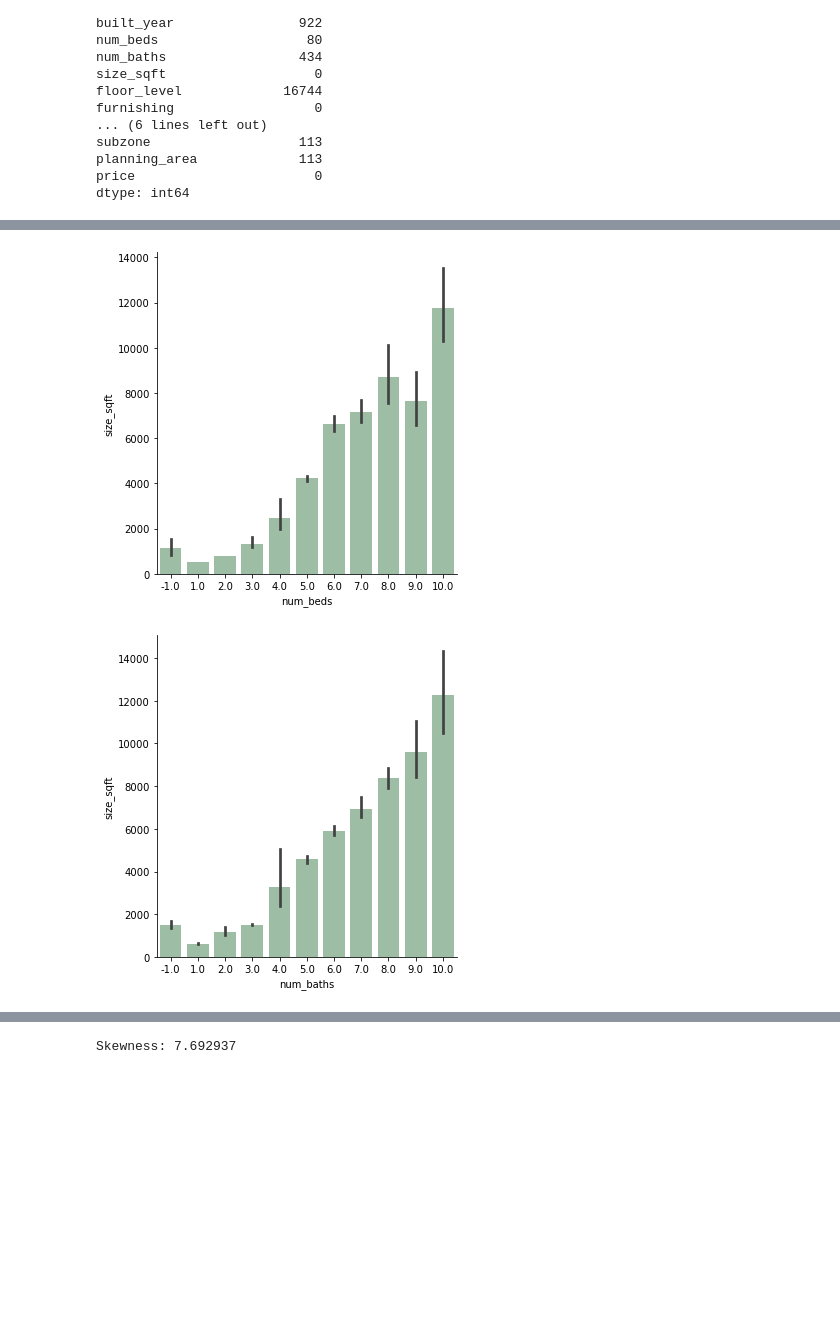
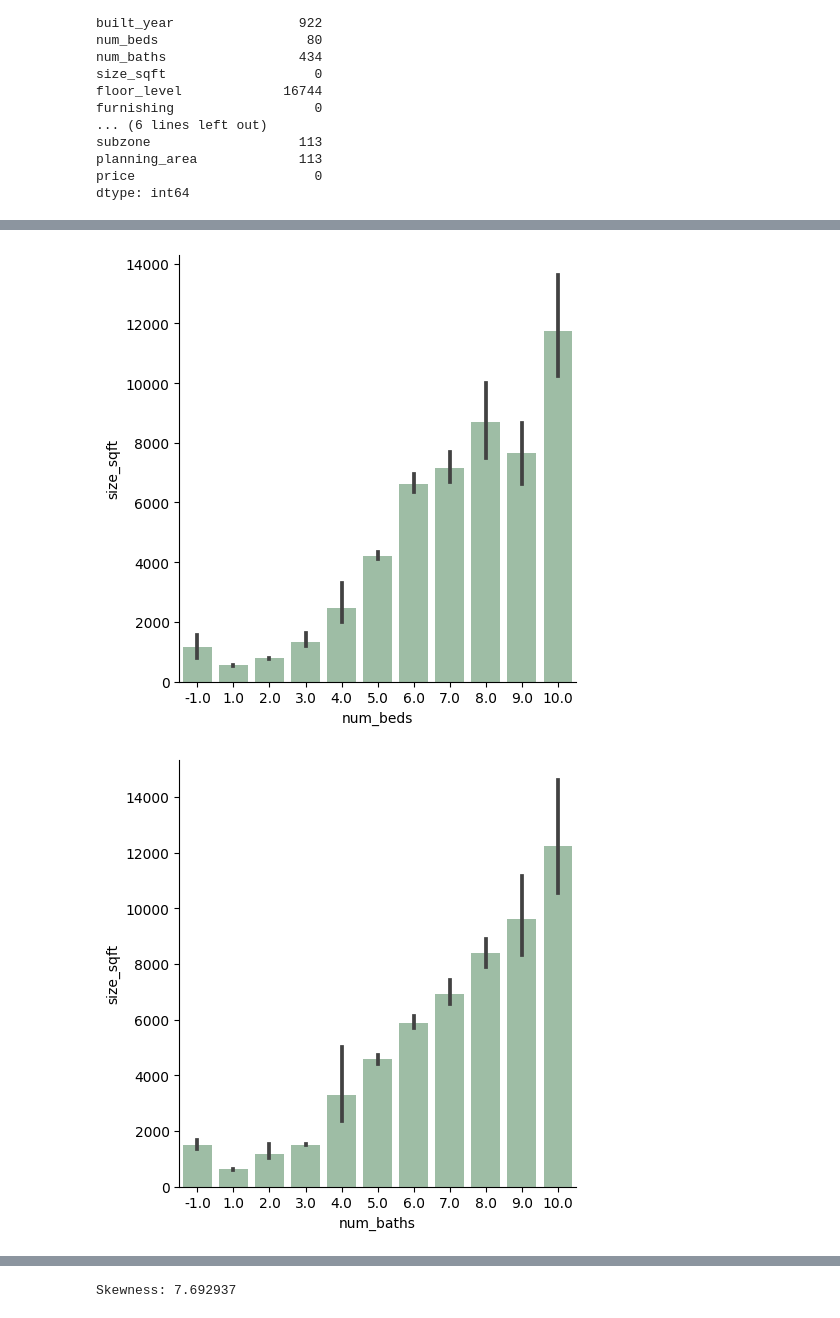
Before and after one commit to nish-d/ParanormalDistribution, a Jupyter notebook: notebooks/EDA.ipynb, the cells around one changed output, grey strips where cells are left out. Cells and saved outputs as stored; diff of their text form; code cells hidden in the pictures; blank space fills up the shorter version.

```diff
--- a/notebooks/EDA.ipynb
+++ b/notebooks/EDA.ipynb
@@ -122,16 +122,16 @@ ax = sns.factorplot(x='num_baths', y='price',kind='bar', data=df_train, color='#
 # %%
-ax = sns.factorplot(x='num_beds', y='size_sqft',kind='bar', data=df_train, color='#99c2a2')
+ax = sns.catplot(x='num_beds', y='size_sqft',kind='bar', data=df_train, color='#99c2a2')
 
 
 # as one would expect as number of bed rooms increases, the house sqft also increases
 # %% [output]
-[figure, old version]
+[figure, new version]
 # %%
-ax = sns.factorplot(x='num_baths', y='size_sqft',kind='bar', data=df_train, color='#99c2a2')
+ax = sns.catplot(x='num_baths', y='size_sqft',kind='bar', data=df_train, color='#99c2a2')
 
 # as one would expect as number of bath rooms increases, the house sqft also increases
 # %% [output]
-[figure, old version]
+[figure, new version]
 # %%
 sns.boxplot(data=df_train[["price"]], orient="h")
 #Simple Graph Shows Us Amount Of It
```
Also changed, not shown: parts of 7 cells of this notebook.
